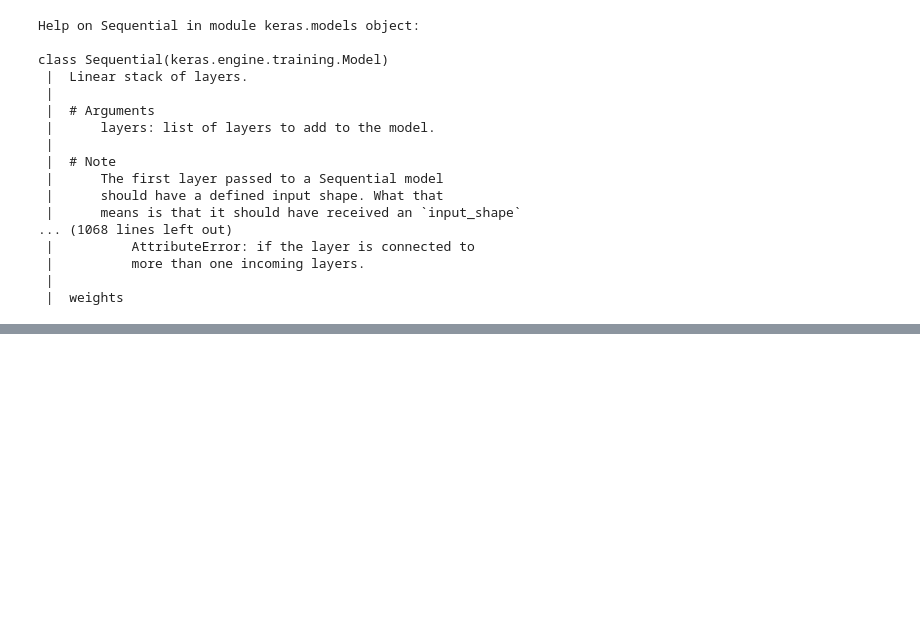
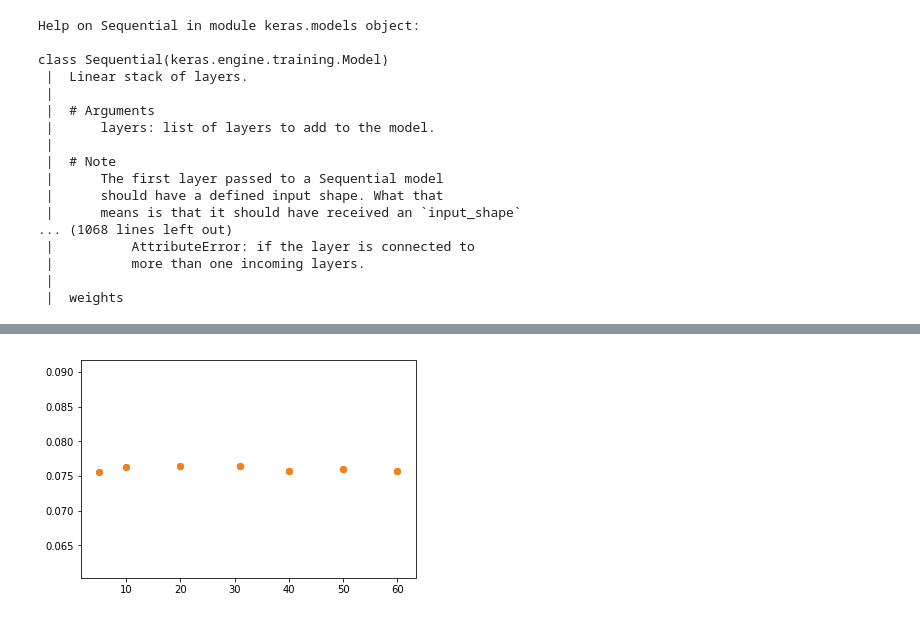
Before and after one commit to Copete/CS181_P1_AnFaXi, a Jupyter notebook: Antonio/P1_Antonio.ipynb, the cells around one changed output, grey strips where cells are left out. Saved outputs shown, nothing was run; the diff lists cells and outputs as text; code cells hidden in the pictures; blank space fills up the shorter version.

```diff
--- a/Antonio/P1_Antonio.ipynb
+++ b/Antonio/P1_Antonio.ipynb
@@ -706,0 +787,5 @@ list
+# %%
+n_nodes = [40,50,60]
+for n in n_nodes:
+    mse_DL1 = train_model_DL1(X_train2,Y_train,n)
+    print("Deep Learning MSE ({} nodes): {}".format(n,mse_DL1))
@@ -706,0 +896,8 @@ list
+# %%
+# Loop over size of third layer
+n_nodes = np.array([[31,31,5],[31,31,10],[31,31,20],[31,31,31],[31,31,40],[31,31,50],[31,31,60]])
+mse_DL = []
+for n in n_nodes:
+    mse_DL0 = train_model_DL(X_train2,Y_train,n)
+    print("Deep Learning MSE ({} nodes): {}".format(n,mse_DL0))
+    mse_DL = np.append(mse_DL, mse_DL0)
@@ -706,0 +922,6 @@ list
+# %%
+plt.scatter(np.array(n_nodes)[:,2],mse_DL)
+#plt.title('MSE vs third layer nodes')
+plt.show()
+# %% [output]
+[figure, added]
```
Also changed, not shown: parts of 20 cells of this notebook, 5 other files.
